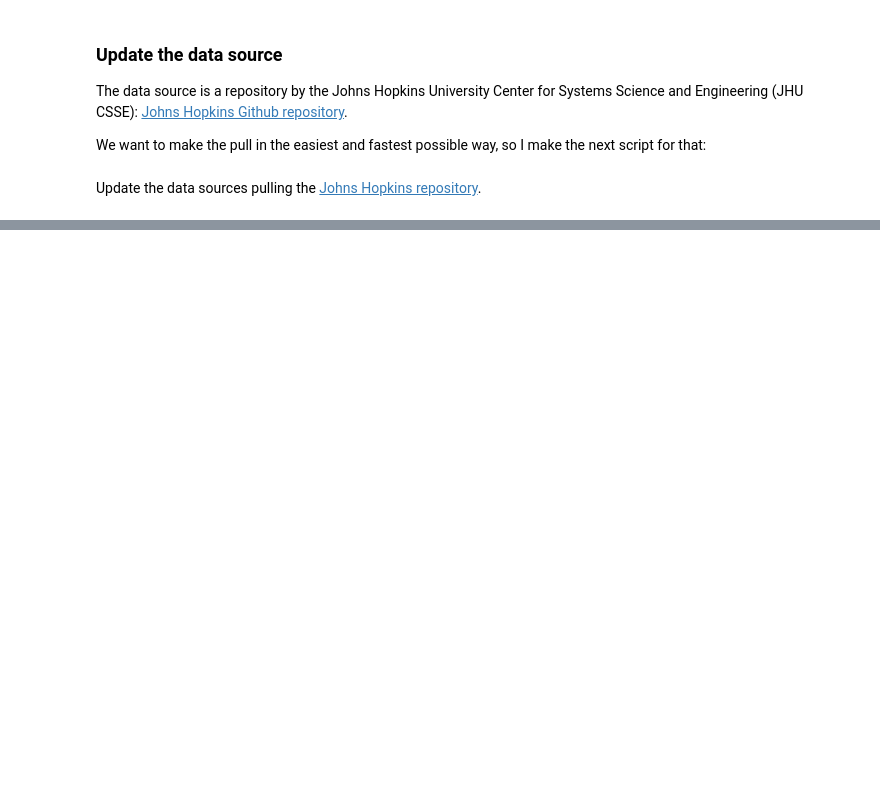
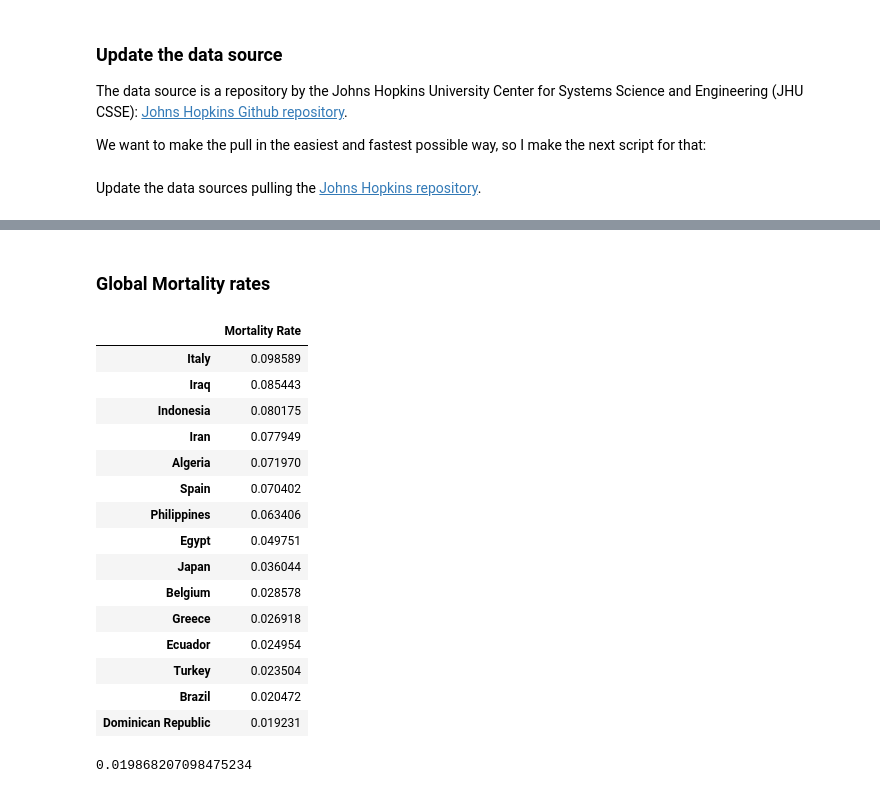
Before and after one commit to CarlosDNieto/COVID-19, a Jupyter notebook: COVID-19.ipynb, the cells around one changed output, grey strips where cells are left out. Drawn from its saved outputs; the diff is of its cells as text; code cells hidden in the pictures; blank space fills up the shorter version.

```diff
--- a/COVID-19.ipynb
+++ b/COVID-19.ipynb
@@ -291,0 +1129,42 @@ for country in countries:
+# %% [markdown]
+### Global Mortality rates
+# %%
+nones = [None]*len(Countries)
+d = dict(zip(Countries,nones))
+
+for country in Countries:
+    d[country]= Pais(country).get_actual_mortality_rate()
+# %%
+excluded_countries = list(Confirmed[Confirmed["3/23/20"]<200]['Country/Region'].unique())
+# %%
+global_mr = pd.DataFrame(data={"Mortality Rate":list(d.values())},
+                         index=list(d.keys()))
+#global_mr = global_mr.sort_values(ascending=False)
+
+#for i in range(len(global_mr)):
+#    print(str(i+1)+".- "+global_mr.index.to_list()[i] + ": " + str(global_mr[i]))
+
+global_mr = global_mr.sort_values(by='Mortality Rate', ascending=False)
+global_mr.drop(excluded_countries,axis=0,inplace=True)
+global_mr.head(15)
+# %% [output]
+|  | Mortality Rate |
+| Italy | 0.098589 |
+| Iraq | 0.085443 |
+| Indonesia | 0.080175 |
+| Iran | 0.077949 |
+| Algeria | 0.071970 |
+| Spain | 0.070402 |
+| Philippines | 0.063406 |
+| Egypt | 0.049751 |
+| Japan | 0.036044 |
+| Belgium | 0.028578 |
+| Greece | 0.026918 |
+| Ecuador | 0.024954 |
+| Turkey | 0.023504 |
+| Brazil | 0.020472 |
+| Dominican Republic | 0.019231 |
+# %%
+global_mr['Mortality Rate'].mean()
+# %% [output]
+0.019868207098475234
```
Also changed, not shown: parts of 63 cells of this notebook, 22 other files.
